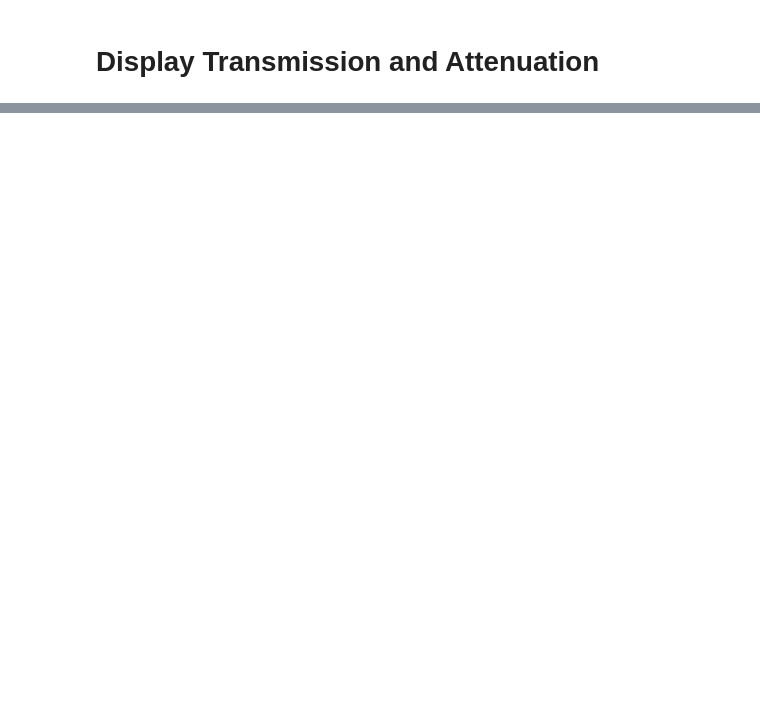
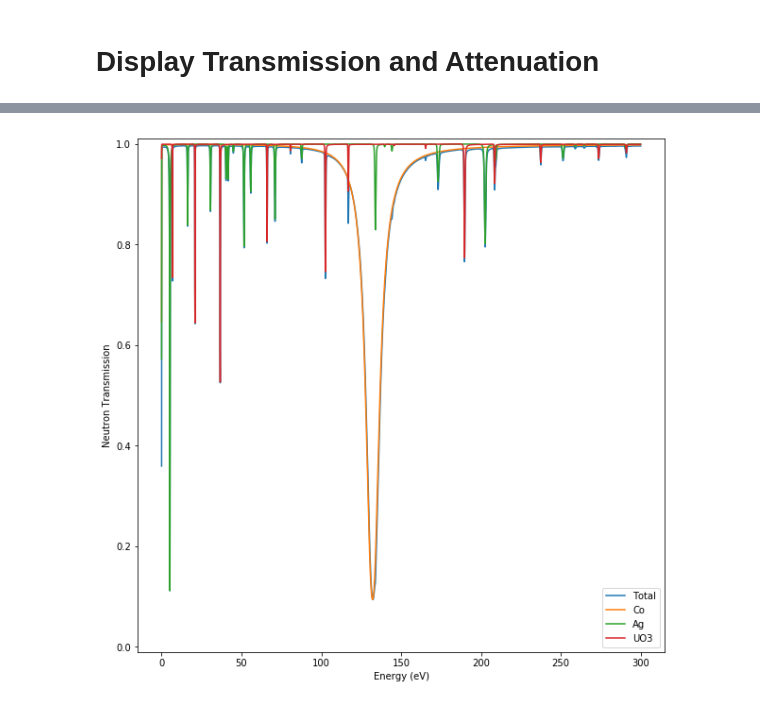
Before and after one commit to ornlneutronimaging/ImagingReso, a Jupyter notebook: notebooks/example_real_case.ipynb, the cells around one changed output, grey strips where cells are left out. Cells and saved outputs as stored; diff of their text form; code cells hidden in the pictures; blank space fills up the shorter version.

```diff
--- a/notebooks/example_real_case.ipynb
+++ b/notebooks/example_real_case.ipynb
@@ -295,0 +399,4 @@ array([  1.00000000e-05,   9.98669490e-02,   1.99723898e-01, ...,
+# %%
+o_reso.plot(mixed=True, all_layers=True, transmission=True)
+# %% [output]
+[figure, added]
```
Also changed, not shown: parts of 40 cells of this notebook.
